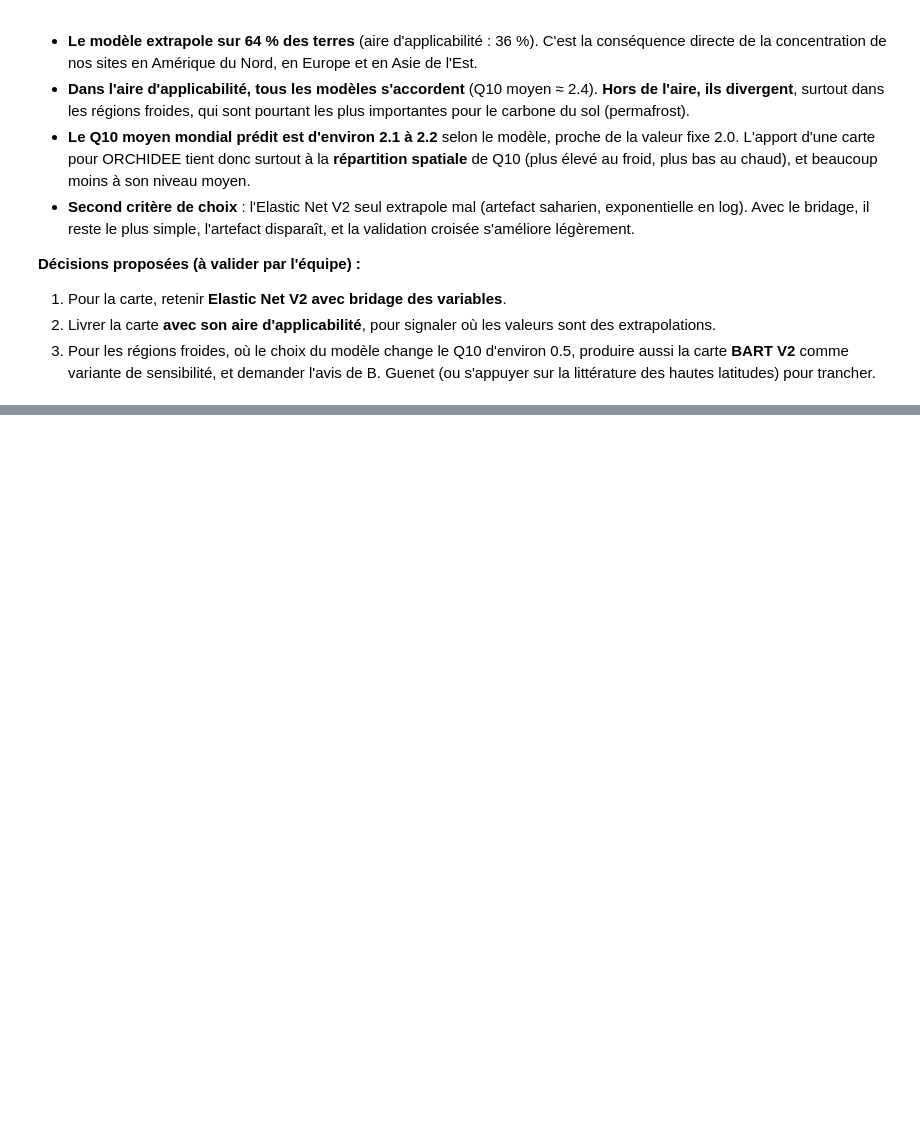
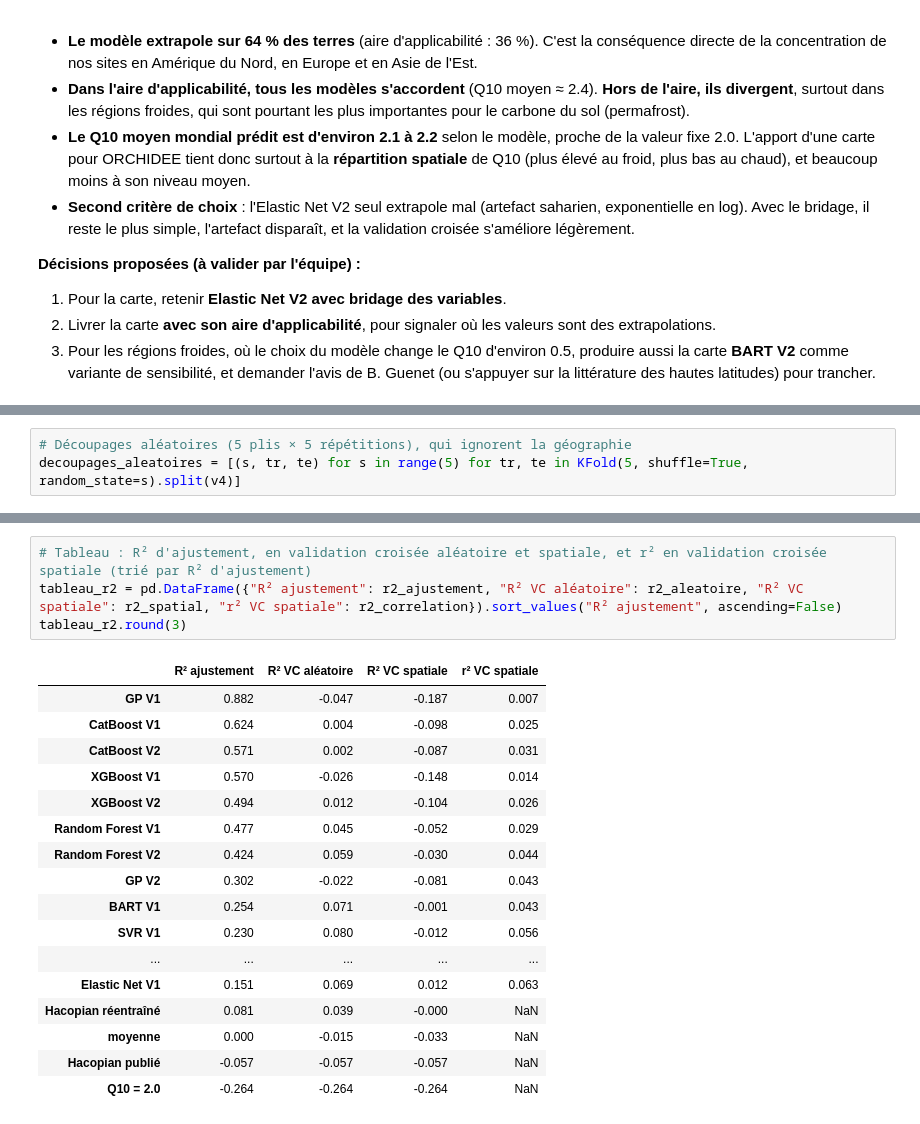
Before and after one commit to yassineerraji/Spatialising-Q10, a Jupyter notebook: notebooks/04_comparaison_modeles.ipynb, the cells around one changed output, grey strips where cells are left out. Drawn from its saved outputs; the diff is of its cells as text; blank space fills up the shorter version.

```diff
--- a/notebooks/04_comparaison_modeles.ipynb
+++ b/notebooks/04_comparaison_modeles.ipynb
@@ -555,0 +591,3 @@ plt.show()
+# %%
+# Découpages aléatoires (5 plis × 5 répétitions), qui ignorent la géographie
+decoupages_aleatoires = [(s, tr, te) for s in range(5) for tr, te in KFold(5, shuffle=True, random_state=s).split(v4)]
@@ -555,0 +614,22 @@ plt.show()
+# %%
+# Tableau : R² d'ajustement, en validation croisée aléatoire et spatiale, et r² en validation croisée spatiale (trié par R² d'ajustement)
+tableau_r2 = pd.DataFrame({"R² ajustement": r2_ajustement, "R² VC aléatoire": r2_aleatoire, "R² VC spatiale": r2_spatial, "r² VC spatiale": r2_correlation}).sort_values("R² ajustement", ascending=False)
+tableau_r2.round(3)
+# %% [output]
+|  | R² ajustement | R² VC aléatoire | R² VC spatiale | r² VC spatiale |
+| GP V1 | 0.882 | -0.047 | -0.187 | 0.007 |
+| CatBoost V1 | 0.624 | 0.004 | -0.098 | 0.025 |
+| CatBoost V2 | 0.571 | 0.002 | -0.087 | 0.031 |
+| XGBoost V1 | 0.570 | -0.026 | -0.148 | 0.014 |
+| XGBoost V2 | 0.494 | 0.012 | -0.104 | 0.026 |
+| Random Forest V1 | 0.477 | 0.045 | -0.052 | 0.029 |
+| Random Forest V2 | 0.424 | 0.059 | -0.030 | 0.044 |
+| GP V2 | 0.302 | -0.022 | -0.081 | 0.043 |
+| BART V1 | 0.254 | 0.071 | -0.001 | 0.043 |
+| SVR V1 | 0.230 | 0.080 | -0.012 | 0.056 |
+| ... | ... | ... | ... | ... |
+| Elastic Net V1 | 0.151 | 0.069 | 0.012 | 0.063 |
+| Hacopian réentraîné | 0.081 | 0.039 | -0.000 | NaN |
+| moyenne | 0.000 | -0.015 | -0.033 | NaN |
+| Hacopian publié | -0.057 | -0.057 | -0.057 | NaN |
+| Q10 = 2.0 | -0.264 | -0.264 | -0.264 | NaN |
```
Also changed, not shown: parts of 13 cells of this notebook, 24 other files.
